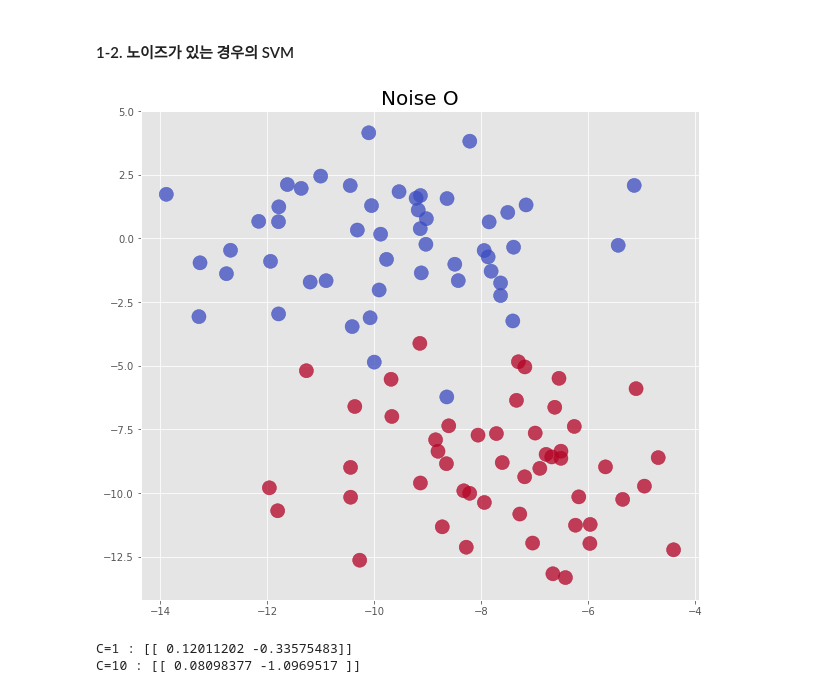
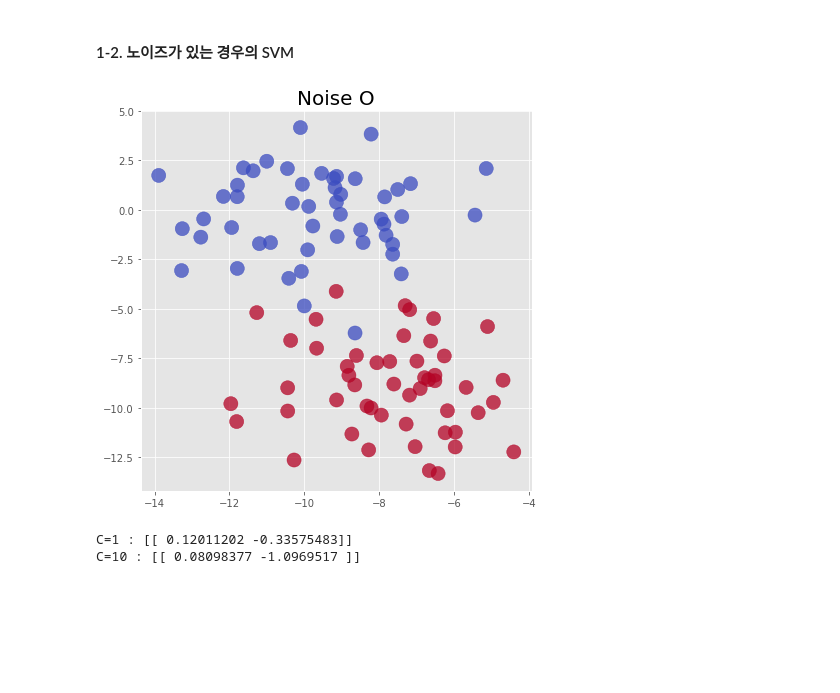
Before and after one commit to rch1025/Business-Analytics, a Jupyter notebook: Kernel based Learning/SVM.ipynb, the cells around one changed output. Drawn from its saved outputs; the diff is of its cells as text; code cells hidden in the pictures; blank space fills up the shorter version.

```diff
--- a/Kernel based Learning/SVM.ipynb
+++ b/Kernel based Learning/SVM.ipynb
@@ -139,13 +139,13 @@ plt.show()
 # %%
 ## 노이즈가 있는 100개의 sample 데이터 생성
 x, y = make_blobs(n_samples=100, centers=2, random_state=2022, cluster_std=2.1) # 두 클래스가 섞여있도록 하기 위해 cluster 표준편차를 늘림
 
-plt.figure(figsize = (10,9))
+plt.figure(figsize = (7,7))
 plt.scatter(x[:, 0], x[:, 1], c=y, s=200, cmap='coolwarm', alpha=.75)
 plt.title('Noise O', fontsize = 20)
 plt.show()
 # %% [output]
-[figure, old version]
+[figure, new version]
 # %%
 scaler = StandardScaler()
 x_scaled = scaler.fit_transform(x)
```
Also changed, not shown: parts of 7 cells of this notebook, 1 other file.
